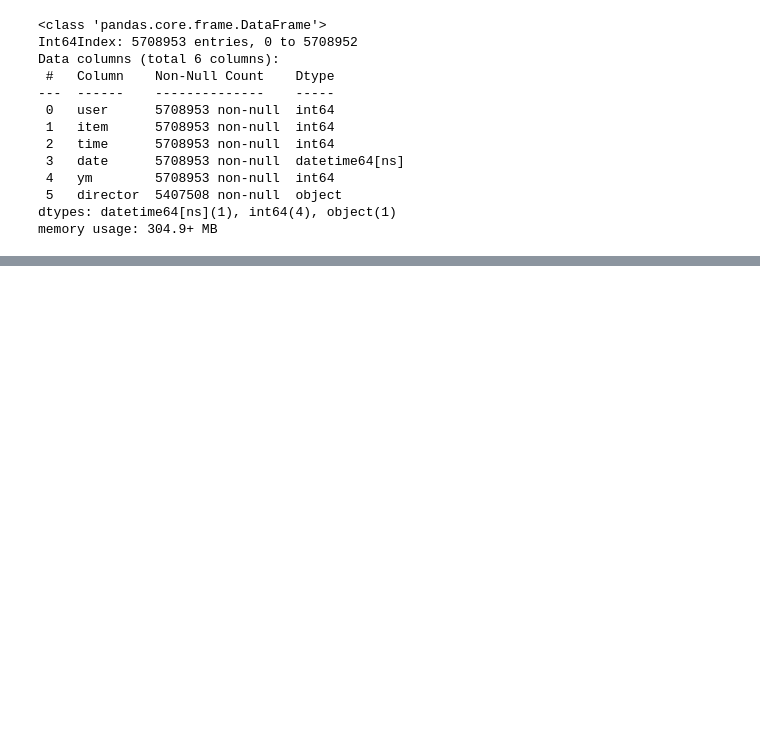
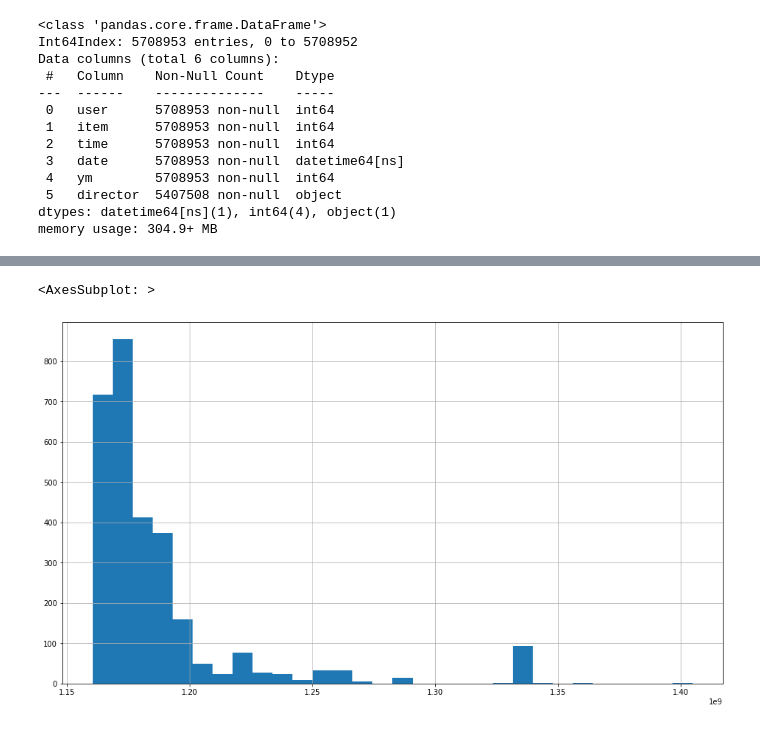
Before and after one commit to boostcampaitech4lv23recsys2/level2_movierecommendation_recsys-level2-recsys-09, a Jupyter notebook: eda/kch_eda.ipynb, the cells around one changed output, grey strips where cells are left out. Drawn from its saved outputs; the diff is of its cells as text; code cells hidden in the pictures; blank space fills up the shorter version.

```diff
--- a/eda/kch_eda.ipynb
+++ b/eda/kch_eda.ipynb
@@ -366,0 +401,5 @@ Name: director, Length: 1340, dtype: int64
+# %%
+train_df[train_df['user'] == 8405]['time'].hist(figsize=(16,9), bins=30)
+# %% [output]
+<AxesSubplot: >
+[figure, added]
```
Also changed, not shown: parts of 14 cells of this notebook, 2 other files.
